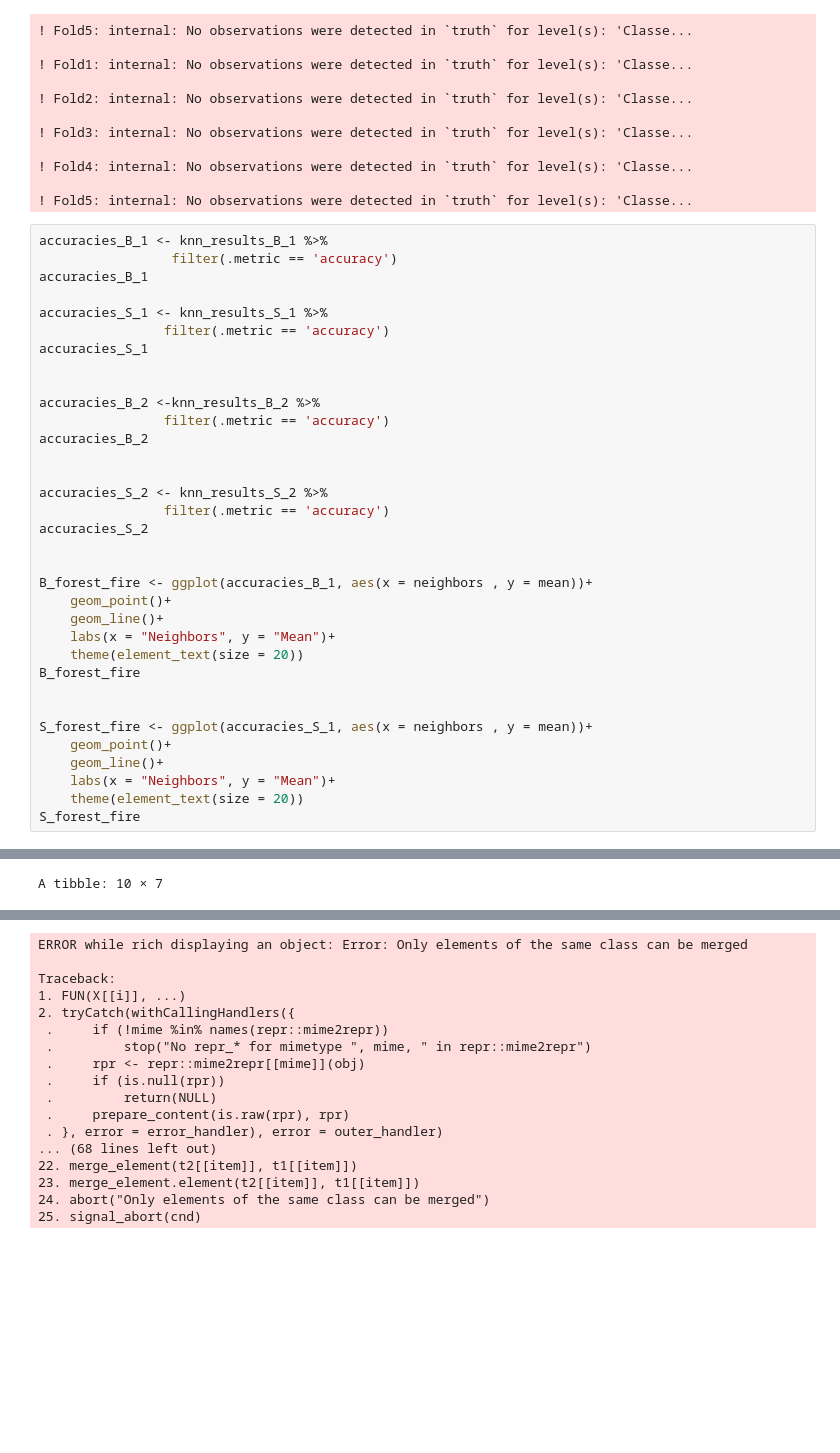
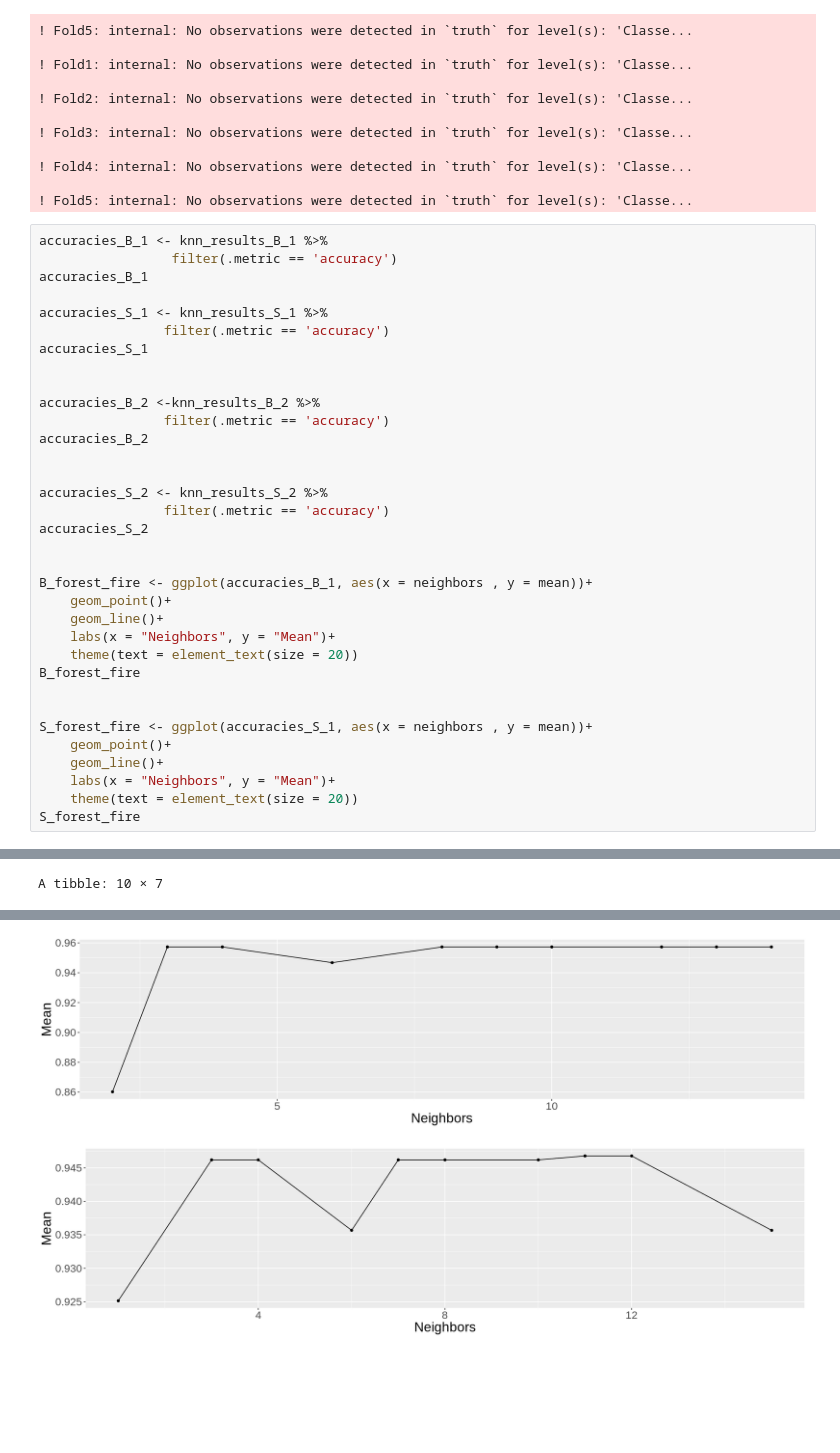
Before and after one commit to zjr-mds/Forest-Fire-Prediction, a Jupyter notebook: Proposal_Group2.ipynb, the cells around one changed output, grey strips where cells are left out. Drawn from its saved outputs; the diff is of its cells as text; blank space fills up the shorter version.

Commit message:
Graphs have been made!

```diff
--- a/Proposal_Group2.ipynb
+++ b/Proposal_Group2.ipynb
@@ -321,7 +321,7 @@ B_forest_fire <- ggplot(accuracies_B_1, aes(x = neighbors , y = mean))+
     geom_point()+
     geom_line()+
     labs(x = "Neighbors", y = "Mean")+
-    theme(element_text(size = 20))
+    theme(text = element_text(size = 20))
 B_forest_fire
 
 
@@ -329,6 +329,6 @@ S_forest_fire <- ggplot(accuracies_S_1, aes(x = neighbors , y = mean))+
     geom_point()+
     geom_line()+
     labs(x = "Neighbors", y = "Mean")+
-    theme(element_text(size = 20))
+    theme(text = element_text(size = 20))
 S_forest_fire
 # %% [output]
@@ -380,21 +384,5 @@ A tibble: 10 × 7
 | 12 | accuracy | binary | 0.8508772 | 5 | 0.02984749 | Model08 |
 | 13 | accuracy | binary | 0.8081871 | 5 | 0.03855438 | Model09 |
 | 14 | accuracy | binary | 0.8081871 | 5 | 0.03855438 | Model10 |
-ERROR while rich displaying an object: Error: Only elements of the same class can be merged
-
-Traceback:
-1. FUN(X[[i]], ...)
-2. tryCatch(withCallingHandlers({
- .     if (!mime %in% names(repr::mime2repr))
- .         stop("No repr_* for mimetype ", mime, " in repr::mime2repr")
- .     rpr <- repr::mime2repr[[mime]](obj)
- .     if (is.null(rpr))
- .         return(NULL)
- .     prepare_content(is.raw(rpr), rpr)
- . }, error = error_handler), error = outer_handler)
-... (68 lines left out)
-22. merge_element(t2[[item]], t1[[item]])
-23. merge_element.element(t2[[item]], t1[[item]])
-24. abort("Only elements of the same class can be merged")
-25. signal_abort(cnd)
-[figure, old version]
+[figure, new version]
+[figure, added]
```
Also changed, not shown: parts of 1 cell of this notebook.
